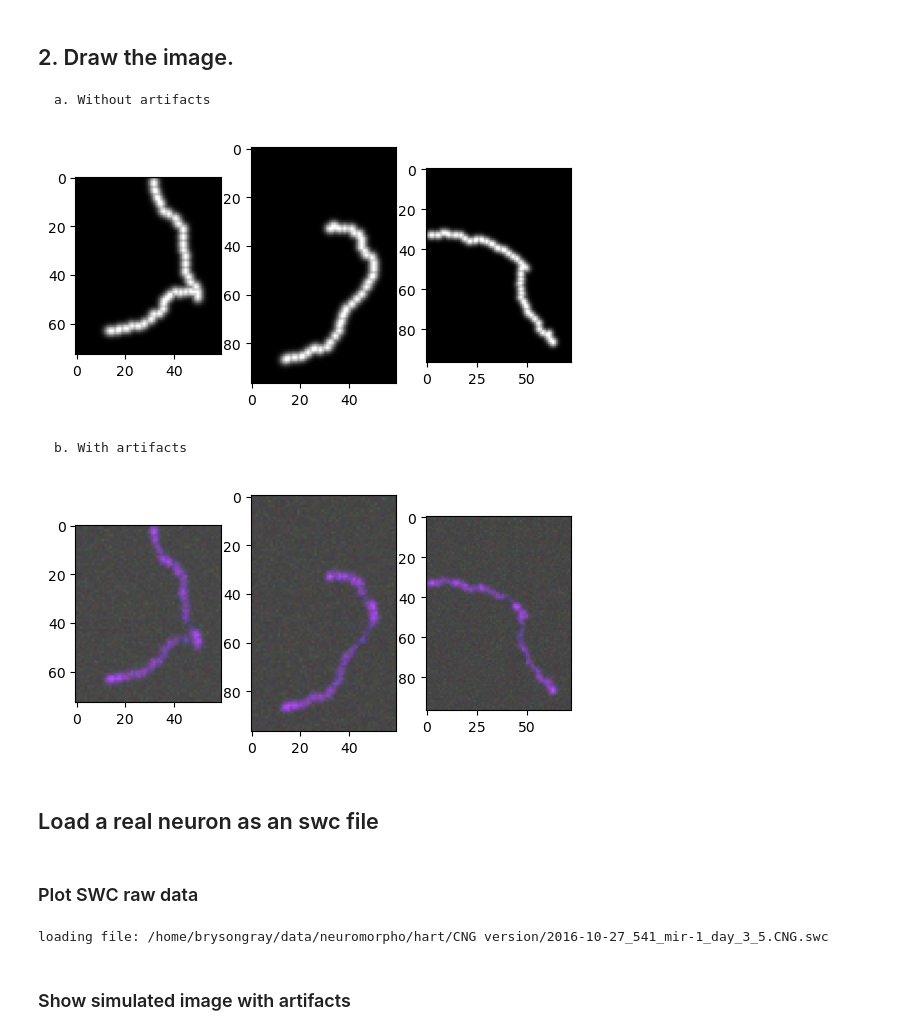
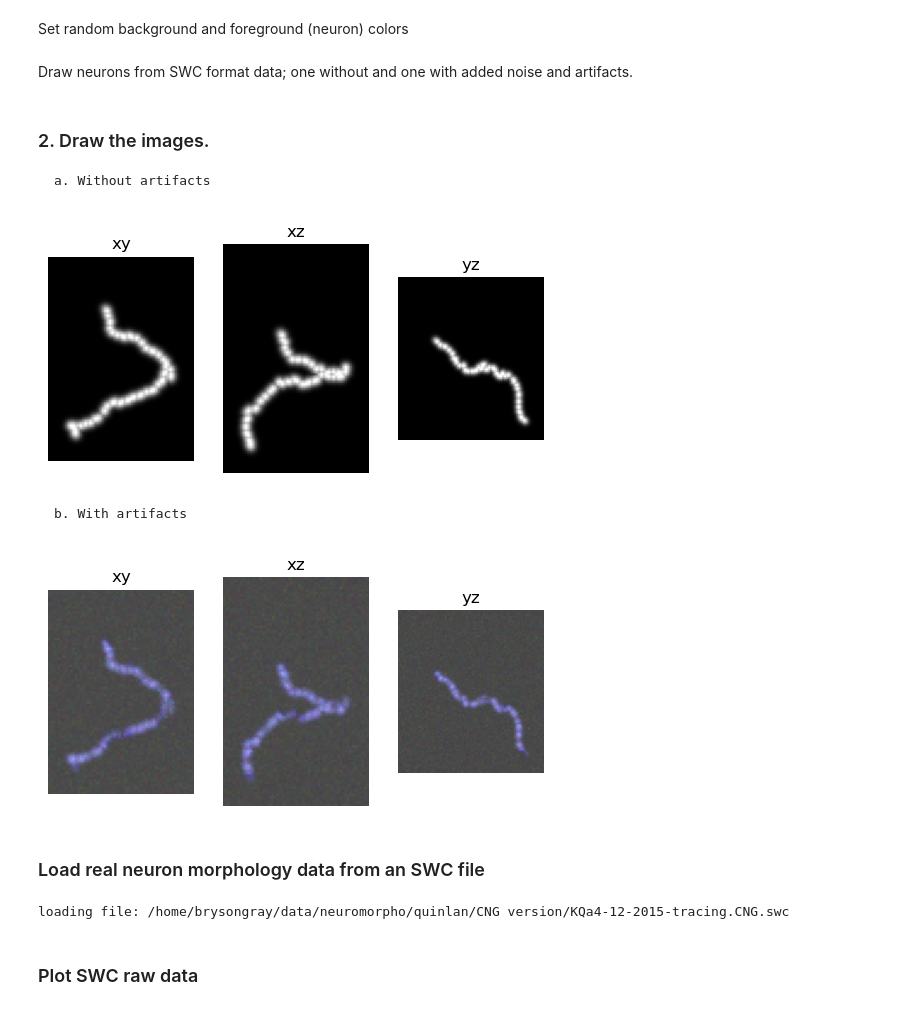
Before and after one commit to twardlab/neurotrack, a Jupyter notebook: notebooks/make_simulated_neurons.ipynb, the cells around one changed output. Cells and saved outputs as stored; diff of their text form; code cells hidden in the pictures.

```diff
--- a/notebooks/make_simulated_neurons.ipynb
+++ b/notebooks/make_simulated_neurons.ipynb
@@ -21,0 +32,2 @@ from data_prep import generate, draw, load
+# %% [markdown]
+Set random background and foreground (neuron) colors
@@ -22 +41,3 @@ from data_prep import generate, draw, load
+# %% [markdown]
+Draw neurons from SWC format data; one without and one with added noise and artifacts.
 # %%
@@ -58,18 +63,22 @@ neuron_with_artifacts = draw.neuron_from_swc(swc_list,
 # %% [markdown]
 
-## 2. Draw the image.
+### 2. Draw the images.
     a. Without artifacts
 # %%
 img = neuron_no_artifacts["image"].data.permute(1,2,3,0)
 
 fig, ax = plt.subplots(1,3)
 ax[0].imshow(img.amax(0))
+ax[0].set_title('xy')
 ax[1].imshow(img.amax(1))
+ax[1].set_title('xz')
 ax[2].imshow(img.amax(2))
-
+ax[2].set_title('yz')
+for x in ax:
+    x.set_axis_off()
 plt.show()
 # %% [output]
-[figure, old version]
+[figure, new version]
 # %% [markdown]
     b. With artifacts
 # %%
@@ -77,25 +86,32 @@ img = neuron_with_artifacts["image"].data.permute(1,2,3,0)
 
 fig, ax = plt.subplots(1,3)
 ax[0].imshow(img.amax(0))
+ax[0].set_title('xy')
 ax[1].imshow(img.amax(1))
+ax[1].set_title('xz')
 ax[2].imshow(img.amax(2))
-
+ax[2].set_title('yz')
+for x in ax:
+    x.set_axis_off()
 plt.show()
 # %% [output]
-[figure, old version]
+[figure, new version]
 # %% [markdown]
-## Load a real neuron as an swc file
+### Load real neuron morphology data from an SWC file
 # %%
 labels_dir = "/home/brysongray/data/neuromorpho/"
 files = [f for x in os.walk(labels_dir) for f in glob(os.path.join(x[0], '*.swc'))]
+
+f_idx = 4
+labels_file = files[f_idx]
+# load and parse the SWC file data
+swc_list = load.swc(labels_file)
+sections, section_graph, branches, terminals, scale = load.parse_swc_list(swc_list, adjust=True)
+# %% [output]
+loading file: /home/brysongray/data/neuromorpho/quinlan/CNG version/KQa4-12-2015-tracing.CNG.swc
 # %% [markdown]
 ### Plot SWC raw data
 # %%
-f_idx = 1
-
-labels_file = files[f_idx]
-swc_list = load.swc(labels_file)
-sections, section_graph, branches, terminals, scale = load.parse_swc_list(swc_list, adjust=True)
 # Create a DataFrame for plotting
 data = []
 # Iterate through the sections dictionary
@@ -109,7 +125,3 @@ df_sections = pd.DataFrame(data, columns=["section", "x", "y", "z"])
 fig = px.line_3d(df_sections, x="x", y="y", z="z", color='section', )
 fig.update_layout(scene_aspectmode='data')
 fig.show()
-# %% [output]
-loading file: /home/brysongray/data/neuromorpho/hart/CNG version/2016-10-27_541_mir-1_day_3_5.CNG.swc
-# %% [markdown]
-### Show simulated image with artifacts
```
Also changed, not shown: parts of 11 cells of this notebook, 4 other files.
